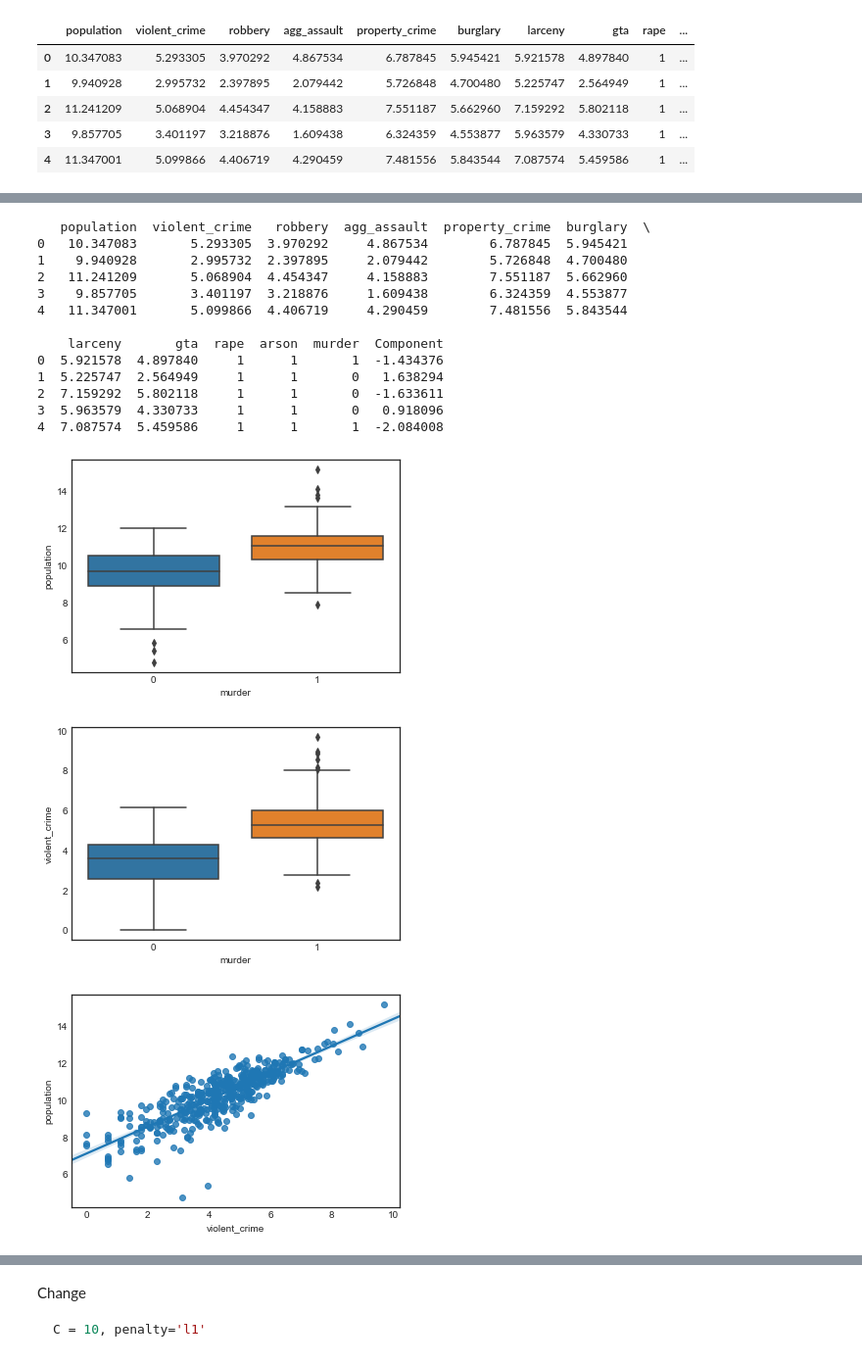
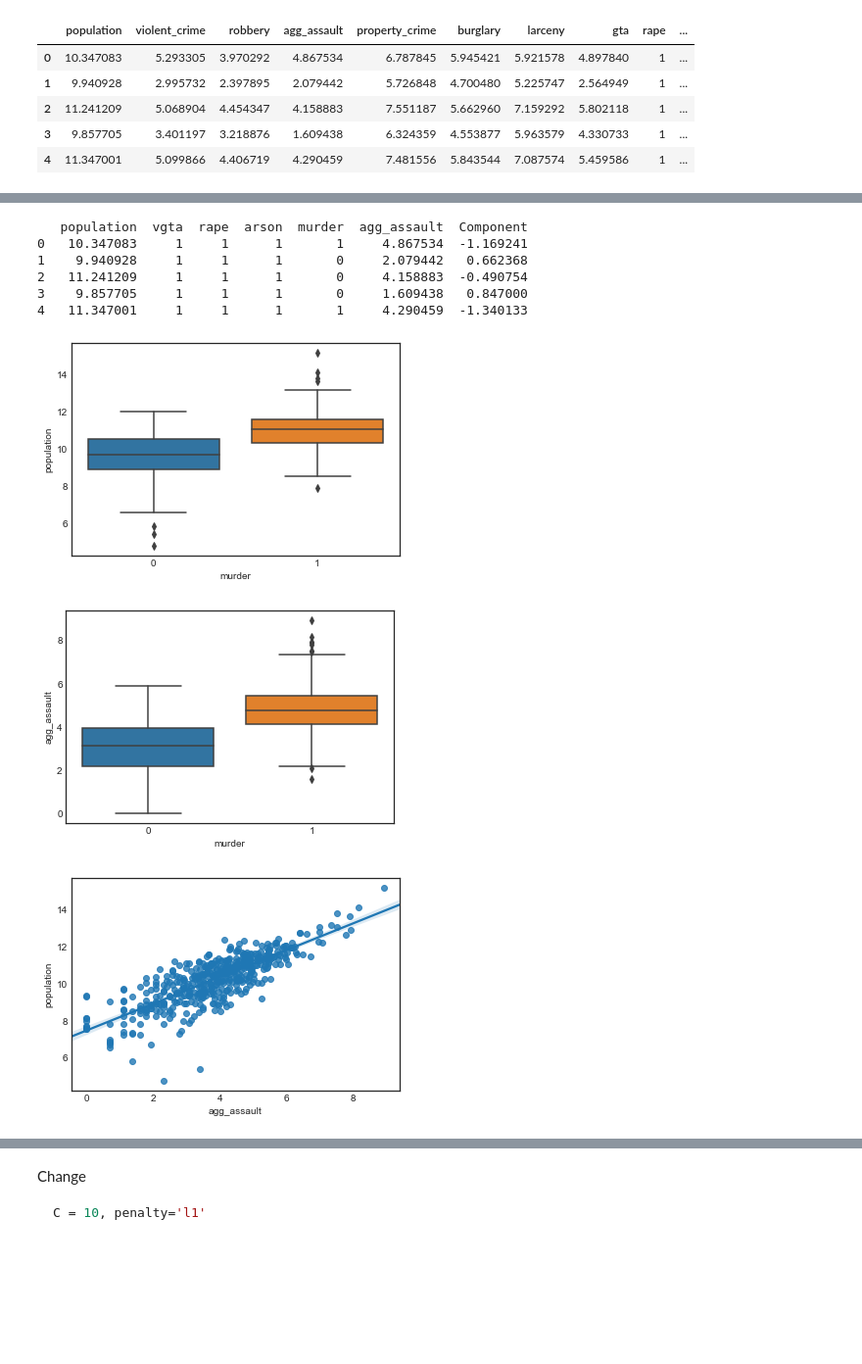
Before and after one commit to majickdave/thinkful-datasci-unit3, a Jupyter notebook: Advanced_regression_challenge.ipynb, the cells around one changed output, grey strips where cells are left out. Shown: that part at 98% size. Saved outputs shown, nothing was run; the diff lists cells and outputs as text; code cells hidden in the pictures; blank space fills up the shorter version.

```diff
--- a/Advanced_regression_challenge.ipynb
+++ b/Advanced_regression_challenge.ipynb
@@ -183,0 +182,3 @@ plt.show()
+# %%
+features['vgta'] = ((features[['violent_crime', 'robbery',
+       'property_crime', 'burglary', 'larceny', 'gta']]>=3).astype(int) == 1).any(axis=1).astype(int)
@@ -183,0 +218,4 @@ plt.show()
+# %%
+data = features[['population', 'vgta', 'rape', 'arson', 'murder', 'agg_assault']]
+
+data.head()
@@ -267,37 +310,30 @@ plt.show()
 # %%
 # Take a peek.
-df = features
+df = data
 print(df.head())
 
 # Prettier plots are better.
 sns.set_style("white")
 
 # Bivariate relationships of predictors to admissions outcome.
 sns.boxplot(x="murder", y="population", data=df)
 plt.show()
-sns.boxplot(x="murder", y="violent_crime", data=df)
+sns.boxplot(x="murder", y="agg_assault", data=df)
 plt.show()
 
 # Relationship between predictors.
-sns.regplot(x='violent_crime', y='population', data=df)
+sns.regplot(x='agg_assault', y='population', data=df)
 plt.show()
 # %% [output]
-   population  violent_crime   robbery  agg_assault  property_crime  burglary  \
-0   10.347083       5.293305  3.970292     4.867534        6.787845  5.945421
-1    9.940928       2.995732  2.397895     2.079442        5.726848  4.700480
-2   11.241209       5.068904  4.454347     4.158883        7.551187  5.662960
-3    9.857705       3.401197  3.218876     1.609438        6.324359  4.553877
-4   11.347001       5.099866  4.406719     4.290459        7.481556  5.843544
-
-    larceny       gta  rape  arson  murder  Component
-0  5.921578  4.897840     1      1       1  -1.434376
-1  5.225747  2.564949     1      1       0   1.638294
-2  7.159292  5.802118     1      1       0  -1.633611
-3  5.963579  4.330733     1      1       0   0.918096
-4  7.087574  5.459586     1      1       1  -2.084008
+   population  vgta  rape  arson  murder  agg_assault  Component
+0   10.347083     1     1      1       1     4.867534  -1.169241
+1    9.940928     1     1      1       0     2.079442   0.662368
+2   11.241209     1     1      1       0     4.158883  -0.490754
+3    9.857705     1     1      1       0     1.609438   0.847000
+4   11.347001     1     1      1       1     4.290459  -1.340133
 [figure]
-[figure, old version]
+[figure, new version]
-[figure, old version]
+[figure, new version]
 # %%
 # Declare predictors.
 X_statsmod = df[['population']]
```
Also changed, not shown: parts of 25 cells of this notebook.
